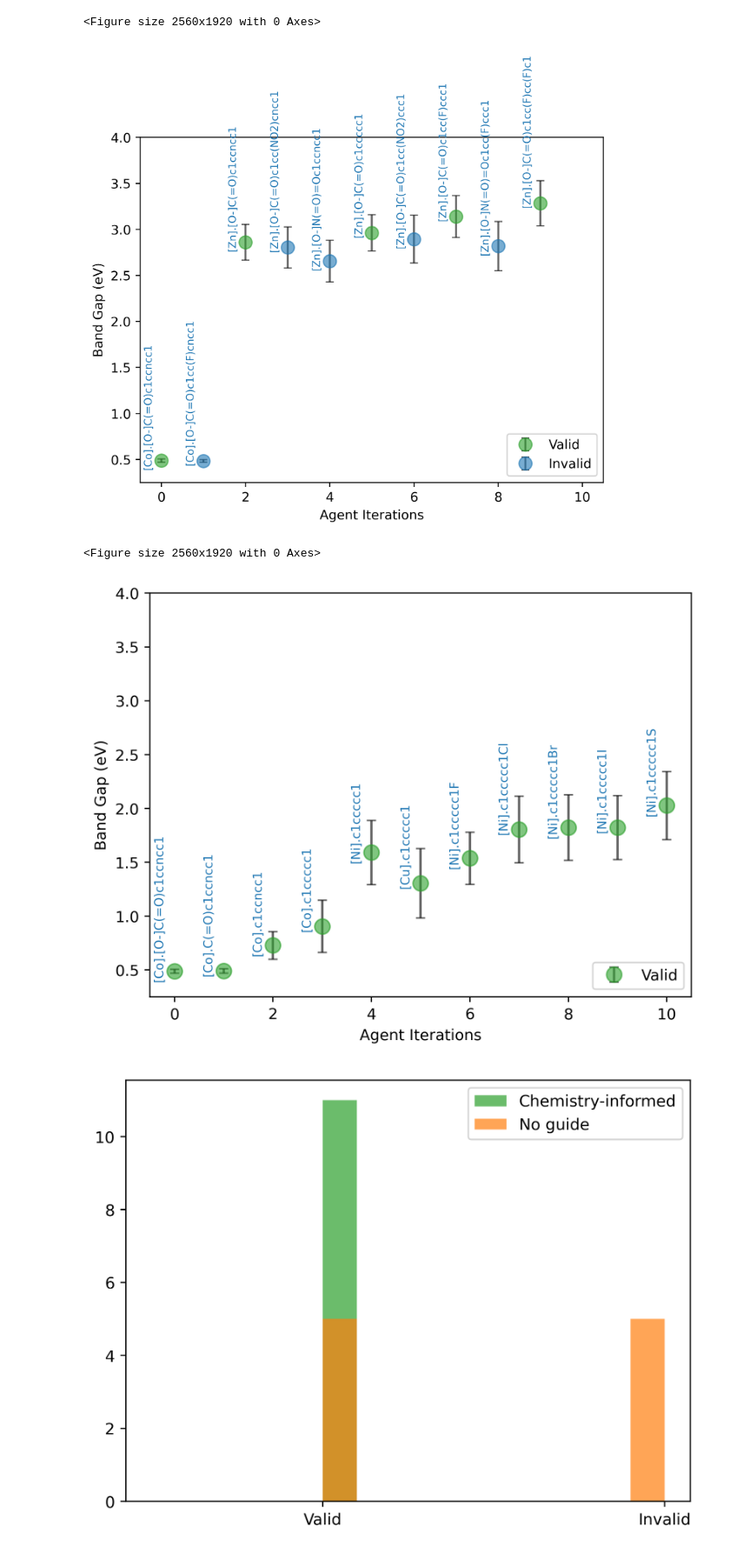
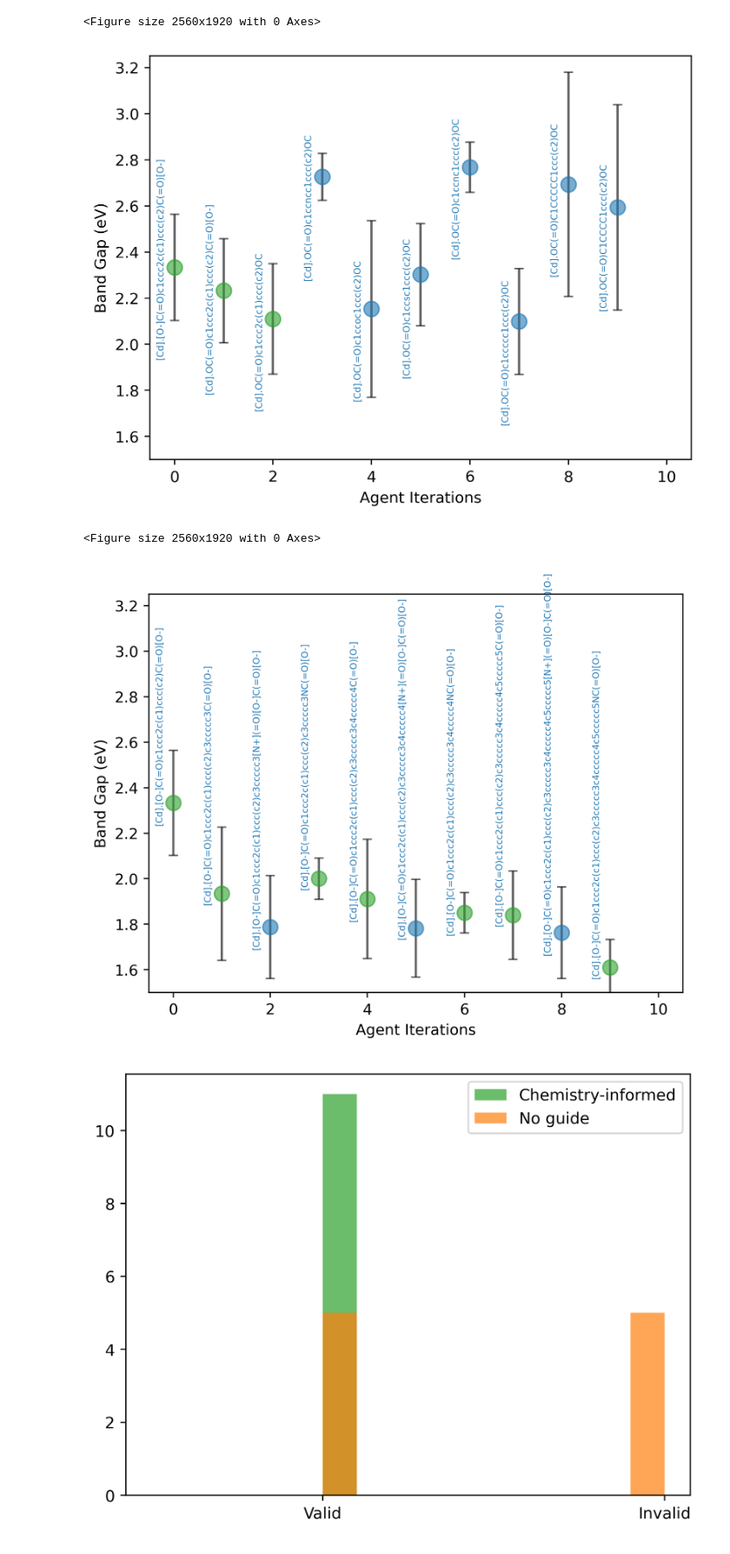
Before and after one commit to mehradans92/PoreVoyant, a Jupyter notebook: transformer/post_process.ipynb, the cells around one changed output. Shown at 87% size. Saved outputs shown, nothing was run; the diff lists cells and outputs as text; code cells hidden in the pictures.

```diff
--- a/transformer/post_process.ipynb
+++ b/transformer/post_process.ipynb
@@ -2,9 +2,9 @@
 import matplotlib.pyplot as plt
 import json
 
-initial_smiles = '[Co].[O-]C(=O)c1ccncc1'
+initial_smiles = '[Cd].[O-]C(=O)c1ccc2c(c1)ccc(c2)C(=O)[O-]' #'[Co].[O-]C(=O)c1ccncc1' #'[Zn].Cc1cnc[nH]1' #'[Co].[O-]C(=O)c1ccncc1'#
 with open(f"../results/{initial_smiles}_unguided.json", "r") as json_file:
-    iteration_data = json.load(json_file)
+    iteration_data = json.load(json_file)[:10]
 
 iterations = [item['iteration'] for item in iteration_data]
 mean_band_gaps = [item['data']['Mean Band Gap'] for item in iteration_data]
@@ -12,40 +12,44 @@ std_band_gaps = [item['data']['STD Band Gap'] for item in iteration_data]
 smiles_labels = [item['data']['SMILES'] for item in iteration_data]
 chemical_feasibilities = [item['data']['Chemical Feasibility'] for item in iteration_data]
 
 plt.figure(dpi=400)
 
 colors = ['C2' if feas == 'Valid' else 'C0' for feas in chemical_feasibilities]
 
 # Plot with error bars and color-coded points
 plt.figure(dpi=400)
+
+
 for i, (x, y, yerr, color) in enumerate(zip(iterations, mean_band_gaps, std_band_gaps, colors)):
     plt.errorbar(x, y, yerr=yerr, fmt='o', color=color, ecolor='k',
                  capsize=3, linestyle='None', alpha=0.6, markersize=10, label=chemical_feasibilities[i])
 
 
 
 vertical_offsets = [(-10 + 5 * (i % 2)) for i in range(len(iterations))]  # Alternating vertical offsets
 
+
+
 for x, y, label, offset in zip(iterations, mean_band_gaps, smiles_labels, vertical_offsets):
-    plt.text(x-0.2, y + offset/100, label, verticalalignment='bottom',
-             horizontalalignment='right', fontsize=8, color='C0', rotation=90)
+    plt.text(x-0.2, y - 0.5-offset/100, label, verticalalignment='bottom',
+             horizontalalignment='right', fontsize=6, color='C0', rotation=90)
 
 ax=plt.gca()
 handles, labels = ax.get_legend_handles_labels()
 by_label = dict(zip(labels, handles))
 
-plt.legend(by_label.values(), by_label.keys(), loc="lower right")
+# plt.legend(by_label.values(), by_label.keys(), loc="upper left")
 
 plt.xlabel('Agent Iterations')
 plt.xlim([-0.5,10.5])
-plt.ylim([0.25, 4])
+plt.ylim([1.5, 3.25])
 plt.ylabel('Band Gap (eV)')
 plt.savefig(f"../results/{iteration_data[0]['data']['SMILES']}_unguided.png")
 # %% [output]
 <Figure size 2560x1920 with 0 Axes>
-[figure, old version]
+[figure, new version]
 # %%
-initial_smiles = '[Co].[O-]C(=O)c1ccncc1'
+# initial_smiles = '[Co].[O-]C(=O)c1ccncc1'
 with open(f"../results/{initial_smiles}_guided.json", "r") as json_file:
     iteration_data = json.load(json_file)
 
@@ -59,34 +63,38 @@ plt.figure(dpi=400)
 
 colors = ['C2' if feas == 'Valid' else 'C0' for feas in chemical_feasibilities]
 
+iter = 0
 # Plot with error bars and color-coded points
 plt.figure(dpi=400)
 for i, (x, y, yerr, color) in enumerate(zip(iterations, mean_band_gaps, std_band_gaps, colors)):
     plt.errorbar(x, y, yerr=yerr, fmt='o', color=color, ecolor='k',
                  capsize=3, linestyle='None', alpha=0.6, markersize=10, label=chemical_feasibilities[i])
-
-
+    iter+=1
+    if iter == 10:
+        break
 
 vertical_offsets = [(-10 + 5 * (i % 2)) for i in range(len(iterations))]  # Alternating vertical offsets
-
+iter = 0
 for x, y, label, offset in zip(iterations, mean_band_gaps, smiles_labels, vertical_offsets):
-    plt.text(x-0.2, y + offset/100, label, verticalalignment='bottom', horizontalalignment='right', fontsize=8, color='C0', rotation=90)
-
+    plt.text(x-0.2, y + offset/100, label, verticalalignment='bottom', horizontalalignment='right', fontsize=6, color='C0', rotation=90)
+    iter+=1
+    if iter == 10:
+        break
 ax=plt.gca()
 handles, labels = ax.get_legend_handles_labels()
 by_label = dict(zip(labels, handles))
 
-plt.legend(by_label.values(), by_label.keys(), loc="lower right")
+# plt.legend(by_label.values(), by_label.keys(), loc="lower right")
 
 plt.xlabel('Agent Iterations')
 plt.xlim([-0.5,10.5])
-plt.ylim([0.25, 4])
+plt.ylim([1.5, 3.25])
 plt.ylabel('Band Gap (eV)')
 
-plt.savefig(f"../results/{iteration_data[0]['data']['SMILES']}_guided.png")
+plt.savefig(f"../results/guided/guided/{iteration_data[0]['data']['SMILES']}_guided_iter_{iter}.png")
 # %% [output]
 <Figure size 2560x1920 with 0 Axes>
-[figure, old version]
+[figure, new version]
 # %%
 initial_smiles = '[Co].[O-]C(=O)c1ccncc1'
 with open(f"../results/{initial_smiles}_guided.json", "r") as json_file:
```
Also changed, not shown: parts of 2 cells of this notebook, 1 other file.
